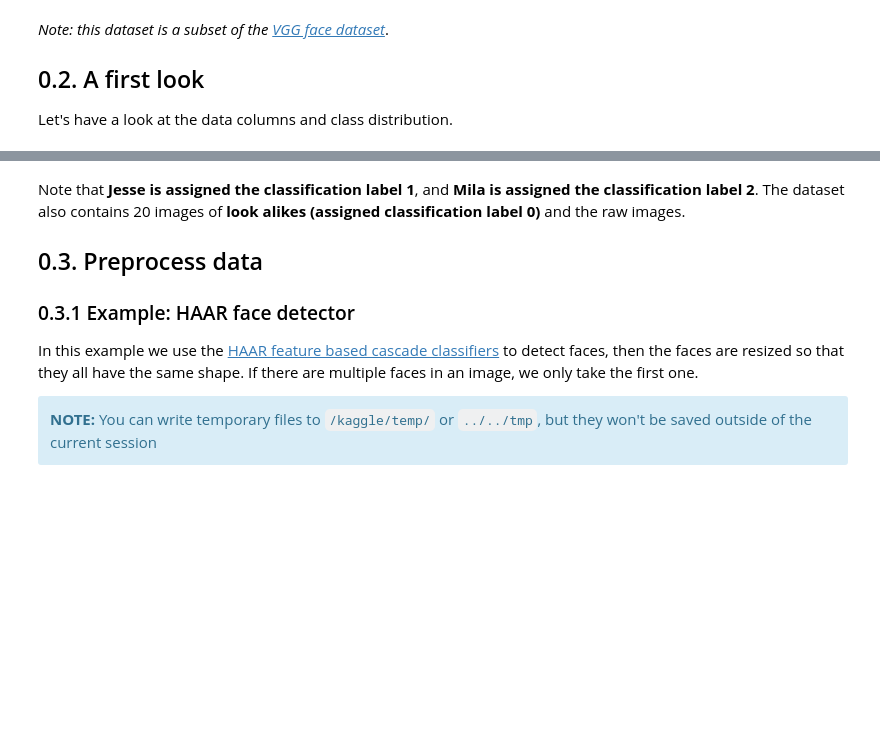
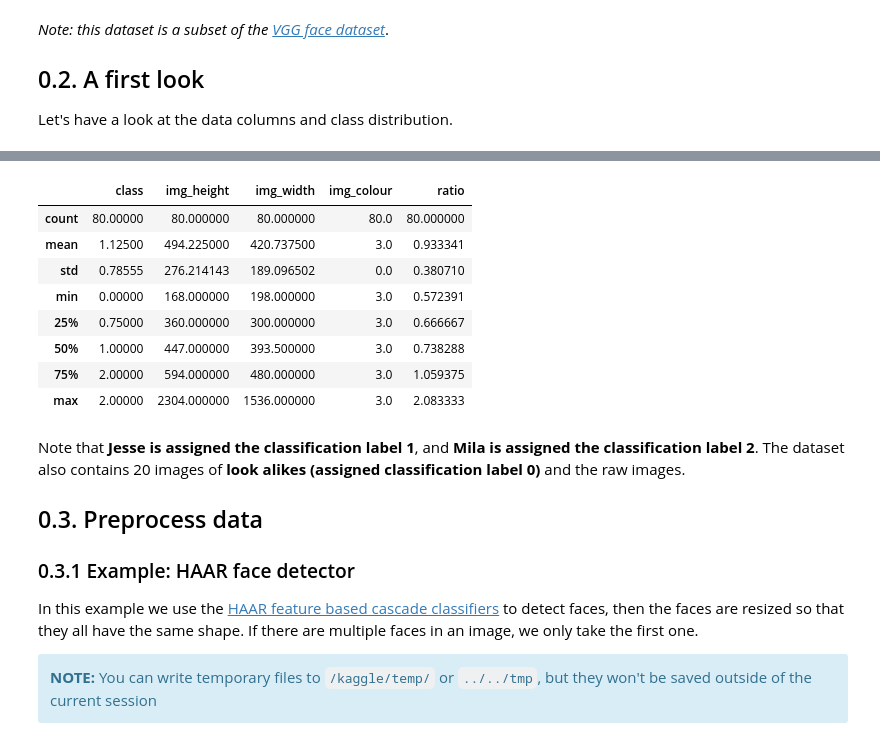
Before and after one commit to lucgrnr/computer-vision-projects, a Jupyter notebook: Assignment_1/ga1_group_27.ipynb, the cells around one changed output, grey strips where cells are left out. Cells and saved outputs as stored; diff of their text form; code cells hidden in the pictures; blank space fills up the shorter version.

```diff
--- a/Assignment_1/ga1_group_27.ipynb
+++ b/Assignment_1/ga1_group_27.ipynb
@@ -99,3 +114,21 @@ train.groupby('name').agg({'img':'count', 'class': 'max'})
+# %%
+# Check the number of pixels in the images
+train_stats = train
+train_stats['img_height'] = train['img'].apply(lambda x: x.shape[0])
+train_stats['img_width'] = train['img'].apply(lambda x: x.shape[1])
+train_stats['img_colour'] = train['img'].apply(lambda x: x.shape[2])
+train_stats['ratio'] = train_stats['img_width'] / train_stats['img_height']
+train_stats.describe()
+# %% [output]
+|  | class | img_height | img_width | img_colour | ratio |
+| count | 80.00000 | 80.000000 | 80.000000 | 80.0 | 80.000000 |
+| mean | 1.12500 | 494.225000 | 420.737500 | 3.0 | 0.933341 |
+| std | 0.78555 | 276.214143 | 189.096502 | 0.0 | 0.380710 |
+| min | 0.00000 | 168.000000 | 198.000000 | 3.0 | 0.572391 |
+| 25% | 0.75000 | 360.000000 | 300.000000 | 3.0 | 0.666667 |
+| 50% | 1.00000 | 447.000000 | 393.500000 | 3.0 | 0.738288 |
+| 75% | 2.00000 | 594.000000 | 480.000000 | 3.0 | 1.059375 |
+| max | 2.00000 | 2304.000000 | 1536.000000 | 3.0 | 2.083333 |
 # %% [markdown]
 Note that **Jesse is assigned the classification label 1**, and **Mila is assigned the classification label 2**. The dataset also contains 20 images of **look alikes (assigned classification label 0)** and the raw images.
 
```
Also changed, not shown: parts of 32 cells of this notebook.
